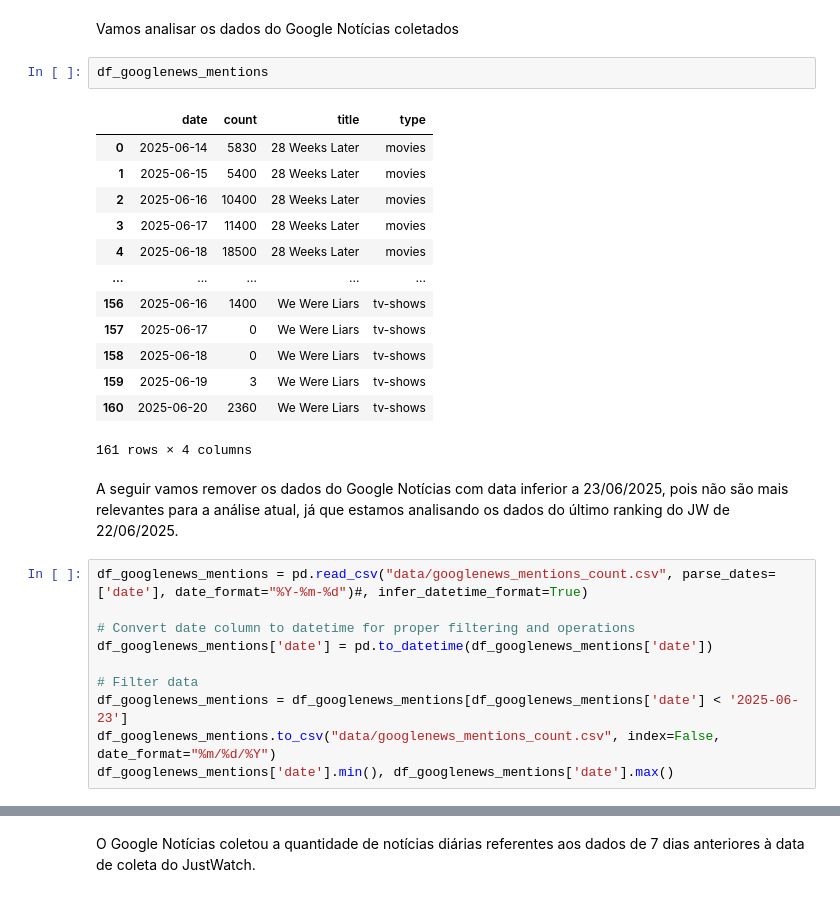
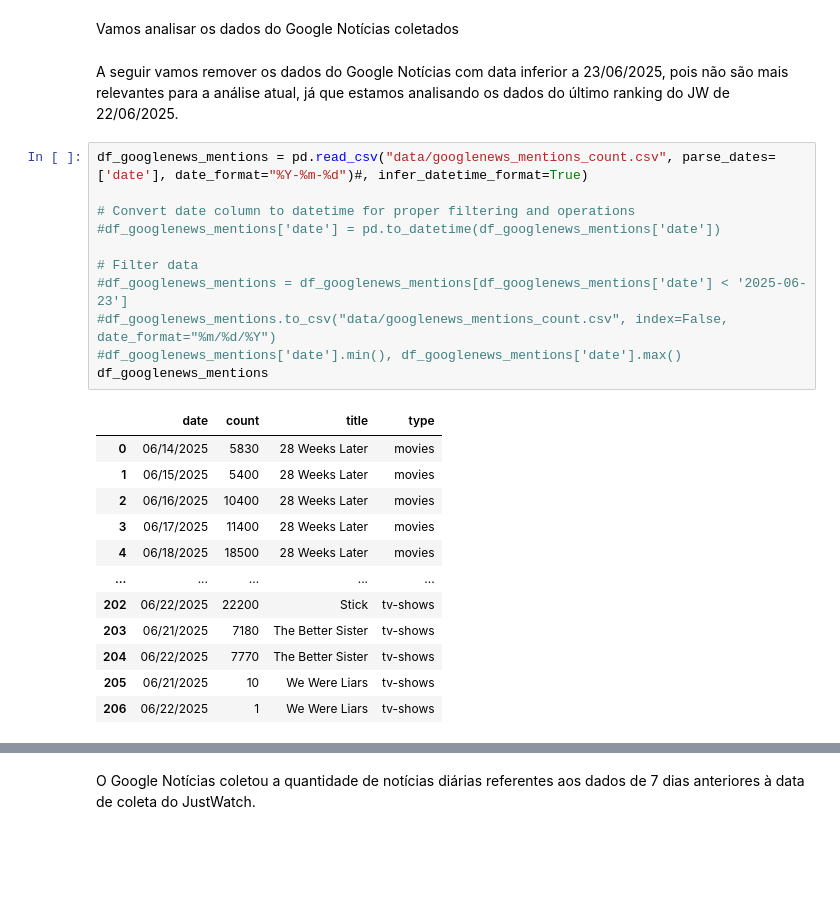
Before and after one commit to valeriow/ufgagentes-pub, a Jupyter notebook: 06-EAD/Main.ipynb, the cells around one changed output, grey strips where cells are left out. Saved outputs shown, nothing was run; the diff lists cells and outputs as text; blank space fills up the shorter version.

```diff
--- a/06-EAD/Main.ipynb
+++ b/06-EAD/Main.ipynb
@@ -255,32 +274,29 @@ Found 115 new records for Google News mentions.
 Google News mentions data saved to data/googlenews_mentions_count.csv
 # %% [markdown]
 Vamos analisar os dados do Google Notícias coletados
-# %%
-df_googlenews_mentions
-# %% [output]
-|  | date | count | title | type |
-| 0 | 2025-06-14 | 5830 | 28 Weeks Later | movies |
-| 1 | 2025-06-15 | 5400 | 28 Weeks Later | movies |
-| 2 | 2025-06-16 | 10400 | 28 Weeks Later | movies |
-| 3 | 2025-06-17 | 11400 | 28 Weeks Later | movies |
-| 4 | 2025-06-18 | 18500 | 28 Weeks Later | movies |
-| ... | ... | ... | ... | ... |
-| 156 | 2025-06-16 | 1400 | We Were Liars | tv-shows |
-| 157 | 2025-06-17 | 0 | We Were Liars | tv-shows |
-| 158 | 2025-06-18 | 0 | We Were Liars | tv-shows |
-| 159 | 2025-06-19 | 3 | We Were Liars | tv-shows |
-| 160 | 2025-06-20 | 2360 | We Were Liars | tv-shows |
-161 rows × 4 columns
 # %% [markdown]
 A seguir vamos remover os dados do Google Notícias com data inferior a 23/06/2025, pois não são mais relevantes para a análise atual, já que estamos analisando os dados do último ranking do JW de 22/06/2025.
 # %%
 df_googlenews_mentions = pd.read_csv("data/googlenews_mentions_count.csv", parse_dates=['date'], date_format="%Y-%m-%d")#, infer_datetime_format=True)
 
 # Convert date column to datetime for proper filtering and operations
-df_googlenews_mentions['date'] = pd.to_datetime(df_googlenews_mentions['date'])
+#df_googlenews_mentions['date'] = pd.to_datetime(df_googlenews_mentions['date'])
 
 # Filter data
-df_googlenews_mentions = df_googlenews_mentions[df_googlenews_mentions['date'] < '2025-06-23']
-df_googlenews_mentions.to_csv("data/googlenews_mentions_count.csv", index=False, date_format="%m/%d/%Y")
-df_googlenews_mentions['date'].min(), df_googlenews_mentions['date'].max()
+#df_googlenews_mentions = df_googlenews_mentions[df_googlenews_mentions['date'] < '2025-06-23']
+#df_googlenews_mentions.to_csv("data/googlenews_mentions_count.csv", index=False, date_format="%m/%d/%Y")
+#df_googlenews_mentions['date'].min(), df_googlenews_mentions['date'].max()
+df_googlenews_mentions
 # %% [output]
+|  | date | count | title | type |
+| 0 | 06/14/2025 | 5830 | 28 Weeks Later | movies |
+| 1 | 06/15/2025 | 5400 | 28 Weeks Later | movies |
+| 2 | 06/16/2025 | 10400 | 28 Weeks Later | movies |
+| 3 | 06/17/2025 | 11400 | 28 Weeks Later | movies |
+| 4 | 06/18/2025 | 18500 | 28 Weeks Later | movies |
+| ... | ... | ... | ... | ... |
+| 202 | 06/22/2025 | 22200 | Stick | tv-shows |
+| 203 | 06/21/2025 | 7180 | The Better Sister | tv-shows |
+| 204 | 06/22/2025 | 7770 | The Better Sister | tv-shows |
+| 205 | 06/21/2025 | 10 | We Were Liars | tv-shows |
+| 206 | 06/22/2025 | 1 | We Were Liars | tv-shows |
```
Also changed, not shown: parts of 6 cells of this notebook.
